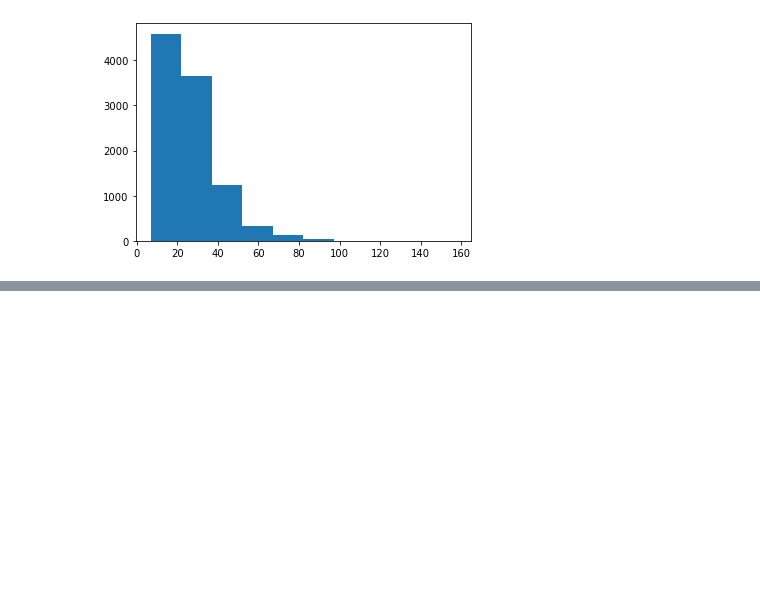
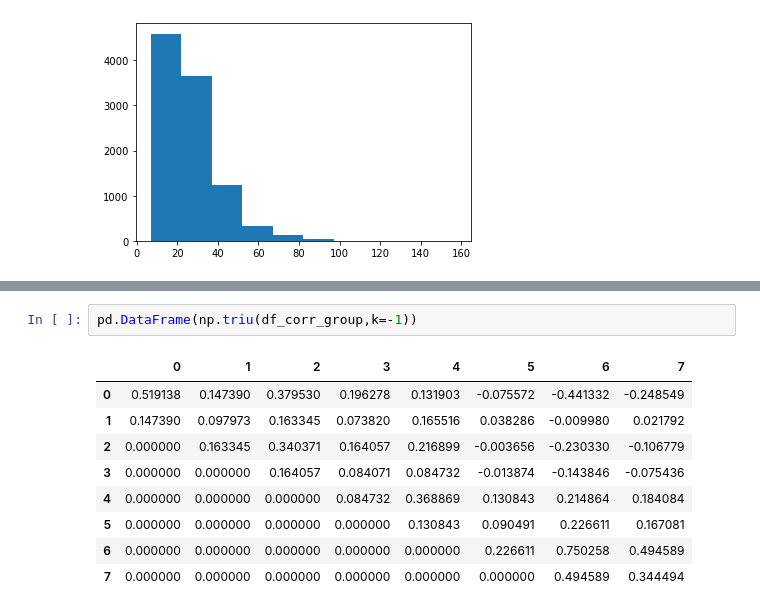
Before and after one commit to trangle1302/2D_shapespace, a Jupyter notebook: notebooks/Clusters.ipynb, the cells around one changed output, grey strips where cells are left out. Saved outputs shown, nothing was run; the diff lists cells and outputs as text; blank space fills up the shorter version.

```diff
--- a/notebooks/Clusters.ipynb
+++ b/notebooks/Clusters.ipynb
@@ -171,0 +232,12 @@ plt.hist(mappings.gene_names.value_counts().values)
+# %%
+pd.DataFrame(np.triu(df_corr_group,k=-1))
+# %% [output]
+|  | 0 | 1 | 2 | 3 | 4 | 5 | 6 | 7 |
+| 0 | 0.519138 | 0.147390 | 0.379530 | 0.196278 | 0.131903 | -0.075572 | -0.441332 | -0.248549 |
+| 1 | 0.147390 | 0.097973 | 0.163345 | 0.073820 | 0.165516 | 0.038286 | -0.009980 | 0.021792 |
+| 2 | 0.000000 | 0.163345 | 0.340371 | 0.164057 | 0.216899 | -0.003656 | -0.230330 | -0.106779 |
+| 3 | 0.000000 | 0.000000 | 0.164057 | 0.084071 | 0.084732 | -0.013874 | -0.143846 | -0.075436 |
+| 4 | 0.000000 | 0.000000 | 0.000000 | 0.084732 | 0.368869 | 0.130843 | 0.214864 | 0.184084 |
+| 5 | 0.000000 | 0.000000 | 0.000000 | 0.000000 | 0.130843 | 0.090491 | 0.226611 | 0.167081 |
+| 6 | 0.000000 | 0.000000 | 0.000000 | 0.000000 | 0.000000 | 0.226611 | 0.750258 | 0.494589 |
+| 7 | 0.000000 | 0.000000 | 0.000000 | 0.000000 | 0.000000 | 0.000000 | 0.494589 | 0.344494 |
```
Also changed, not shown: parts of 9 cells of this notebook, 2 other files.
